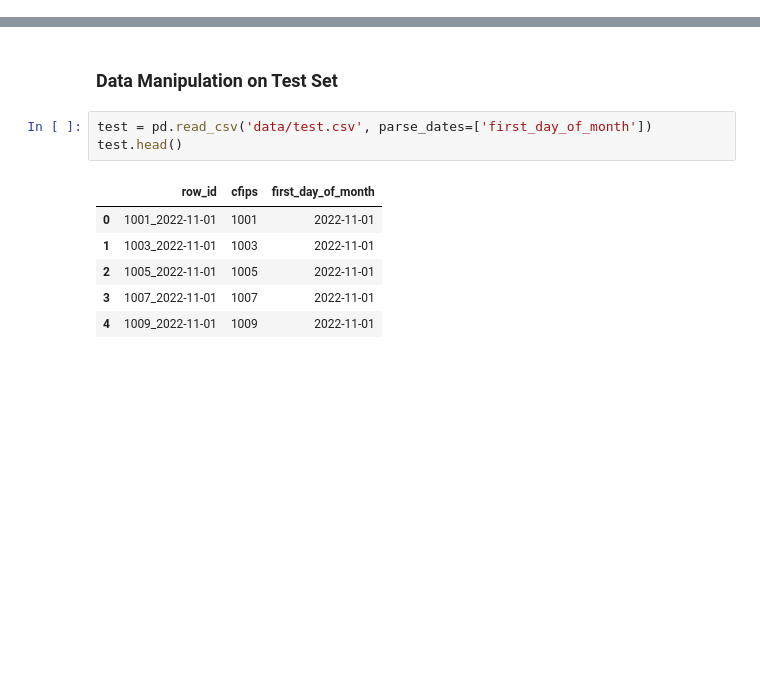
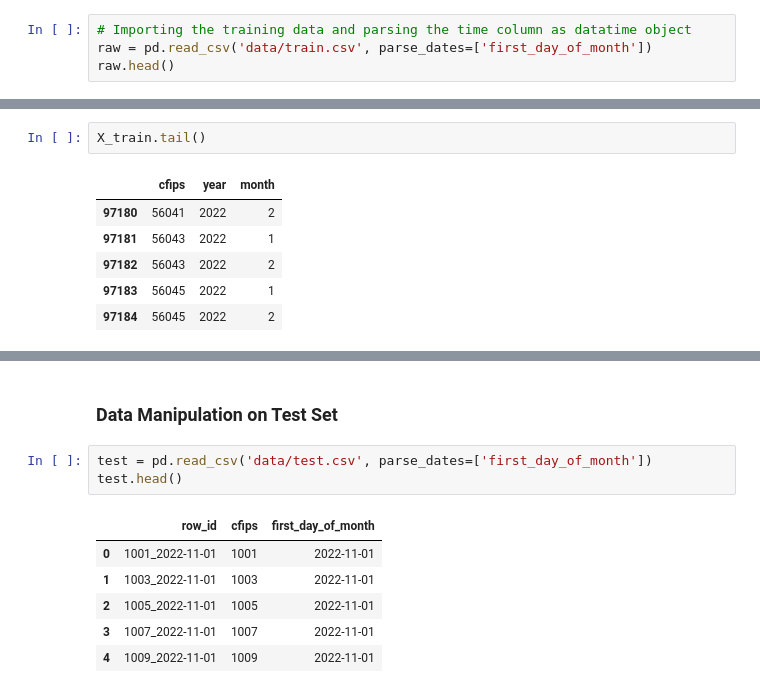
Before and after one commit to MohitSoni11/Kaggle-GoDaddy-Microbusiness-Density-Forecasting, a Jupyter notebook: basic_model.ipynb, the cells around one changed output, grey strips where cells are left out. Cells and saved outputs as stored; diff of their text form; blank space fills up the shorter version.

```diff
--- a/basic_model.ipynb
+++ b/basic_model.ipynb
@@ -130,0 +22,4 @@ def training(model_dict, X_train, y_train):
+# %%
+# Importing the training data and parsing the time column as datatime object
+raw = pd.read_csv('data/train.csv', parse_dates=['first_day_of_month'])
+raw.head()
@@ -130,0 +124,9 @@ def training(model_dict, X_train, y_train):
+# %%
+X_train.tail()
+# %% [output]
+|  | cfips | year | month |
+| 97180 | 56041 | 2022 | 2 |
+| 97181 | 56043 | 2022 | 1 |
+| 97182 | 56043 | 2022 | 2 |
+| 97183 | 56045 | 2022 | 1 |
+| 97184 | 56045 | 2022 | 2 |
```
Also changed, not shown: parts of 64 cells of this notebook, 2 other files.
